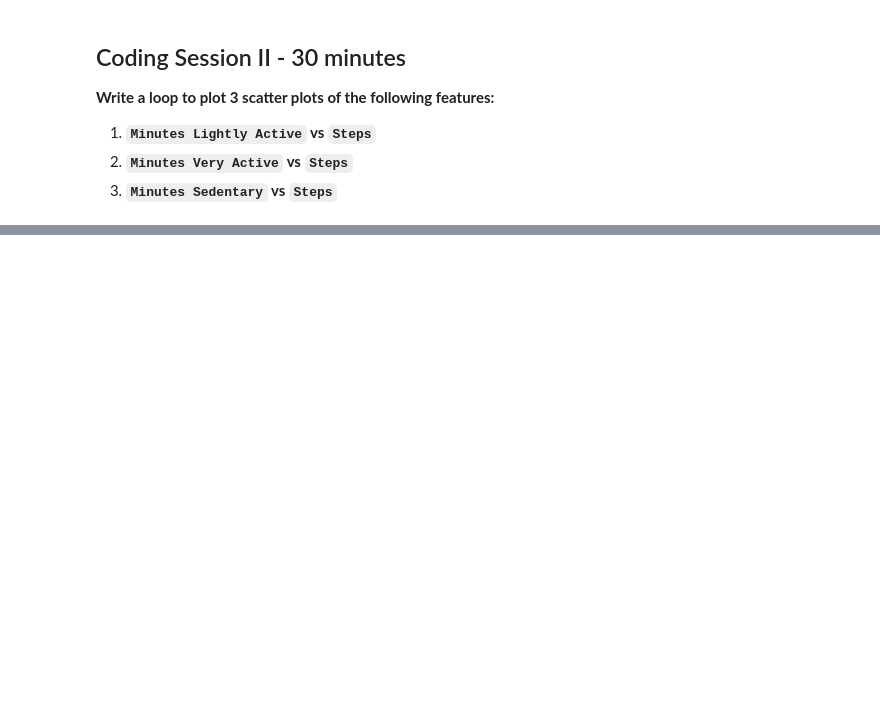
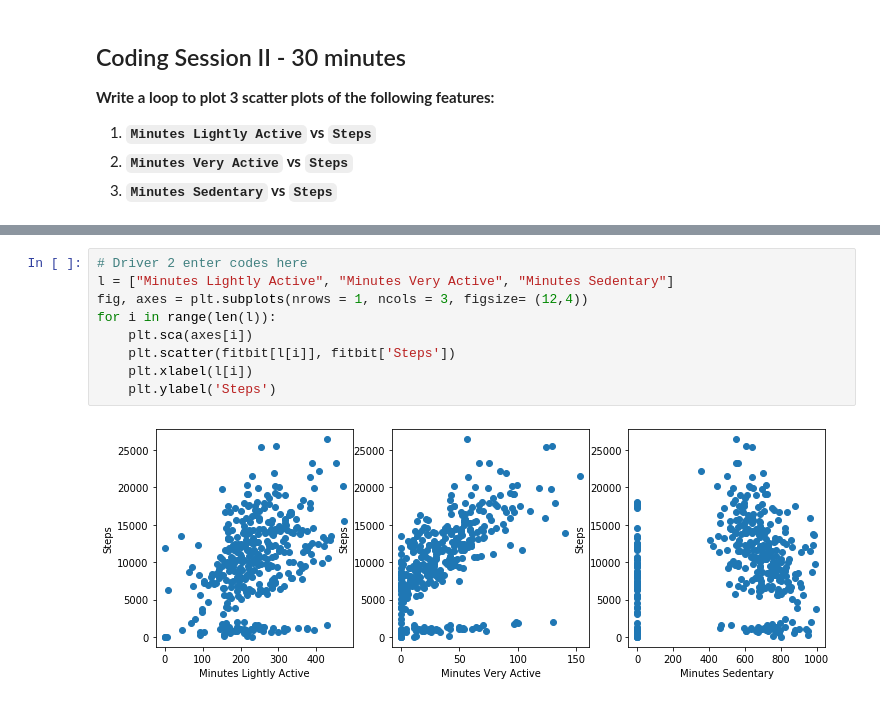
Before and after one commit to yaakx/dataptmad1019, a Jupyter notebook: module-2/lab-matplotlib-seaborn/your-code/challenge-2.ipynb, the cells around one changed output, grey strips where cells are left out. Drawn from its saved outputs; the diff is of its cells as text; blank space fills up the shorter version.

```diff
--- a/module-2/lab-matplotlib-seaborn/your-code/challenge-2.ipynb
+++ b/module-2/lab-matplotlib-seaborn/your-code/challenge-2.ipynb
@@ -59,0 +122,11 @@ Hints:
+# %%
+# Driver 2 enter codes here
+l = ["Minutes Lightly Active", "Minutes Very Active", "Minutes Sedentary"]
+fig, axes = plt.subplots(nrows = 1, ncols = 3, figsize= (12,4))
+for i in range(len(l)):
+    plt.sca(axes[i])
+    plt.scatter(fitbit[l[i]], fitbit['Steps'])
+    plt.xlabel(l[i])
+    plt.ylabel('Steps')
+# %% [output]
+[figure, added]
```
Also changed, not shown: parts of 8 cells of this notebook, 3 other files.
